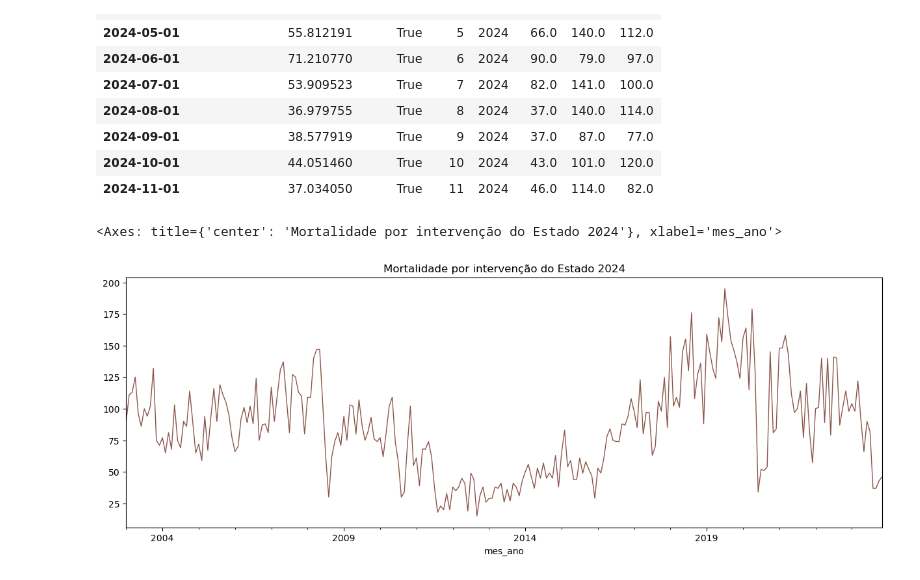
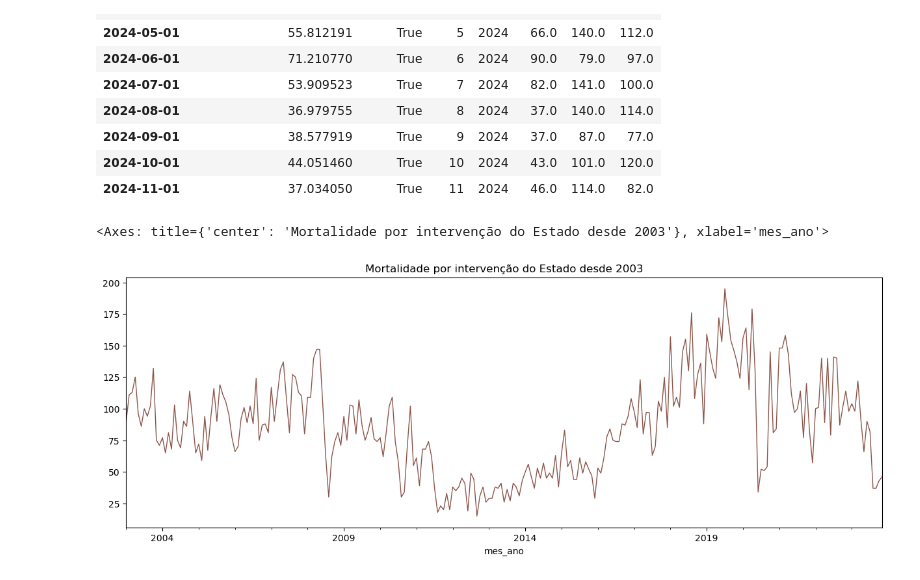
Before and after one commit to VictorMilhomem/ISP-Time-Series-Analysis, a Jupyter notebook: analysis.ipynb, the cells around one changed output. Saved outputs shown, nothing was run; the diff lists cells and outputs as text; code cells hidden in the pictures.

```diff
--- a/analysis.ipynb
+++ b/analysis.ipynb
@@ -489,7 +489,7 @@ future_with_features
 | 2024-11-01 | 37.034050 | True | 11 | 2024 | 46.0 | 114.0 | 82.0 |
 # %%
 past_with_features = model_data_and_future.query('isFuture == False').copy()
-past_with_features["hom_por_interv_policial"].plot(figsize=(15,5), color=color_palette[5], ms=1, lw=1, title="Mortalidade por intervenção do Estado 2024")
+past_with_features["hom_por_interv_policial"].plot(figsize=(15,5), color=color_palette[5], ms=1, lw=1, title="Mortalidade por intervenção do Estado desde 2003")
 # %% [output]
-<Axes: title={'center': 'Mortalidade por intervenção do Estado 2024'}, xlabel='mes_ano'>
+<Axes: title={'center': 'Mortalidade por intervenção do Estado desde 2003'}, xlabel='mes_ano'>
-[figure, old version]
+[figure, new version]
```
Also changed, not shown: parts of 3 cells of this notebook.
